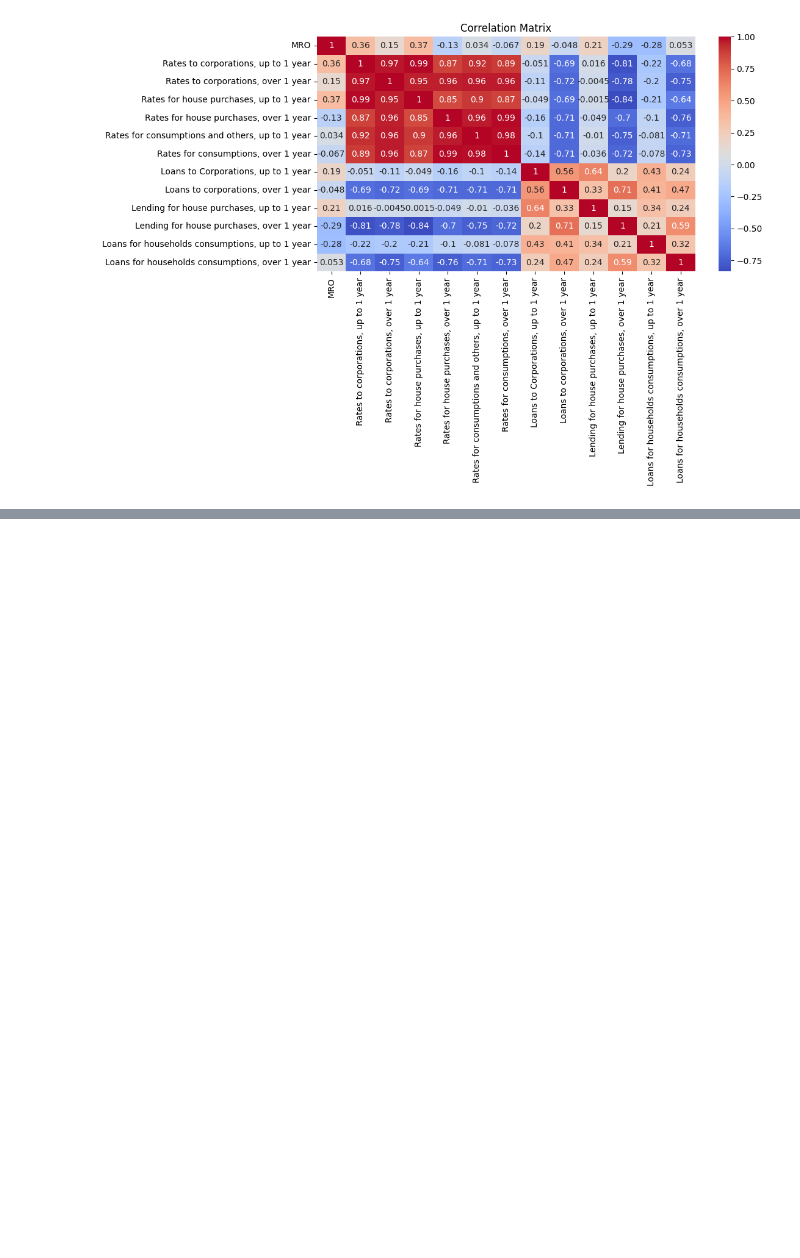
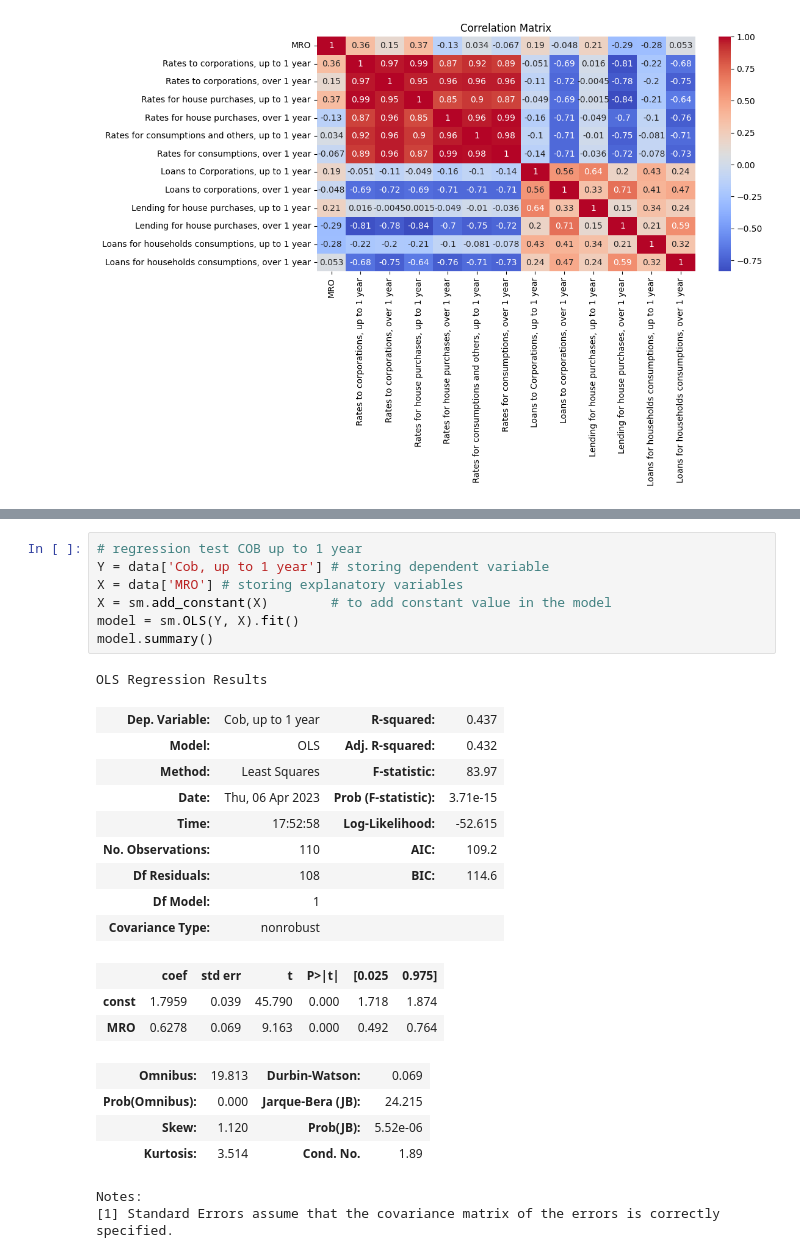
Before and after one commit to tommasograndi/Banking_research_2, a Jupyter notebook: script.ipynb, the cells around one changed output, grey strips where cells are left out. Cells and saved outputs as stored; diff of their text form; blank space fills up the shorter version.

```diff
--- a/script.ipynb
+++ b/script.ipynb
@@ -211,0 +240,27 @@ plt.show()
+# %%
+# regression test COB up to 1 year
+Y = data['Cob, up to 1 year'] # storing dependent variable
+X = data['MRO'] # storing explanatory variables
+X = sm.add_constant(X)        # to add constant value in the model
+model = sm.OLS(Y, X).fit()
+model.summary()
+# %% [output]
+OLS Regression Results
+| Dep. Variable: | Cob, up to 1 year | R-squared: | 0.437 |
+| Model: | OLS | Adj. R-squared: | 0.432 |
+| Method: | Least Squares | F-statistic: | 83.97 |
+| Date: | Thu, 06 Apr 2023 | Prob (F-statistic): | 3.71e-15 |
+| Time: | 17:52:58 | Log-Likelihood: | -52.615 |
+| No. Observations: | 110 | AIC: | 109.2 |
+| Df Residuals: | 108 | BIC: | 114.6 |
+| Df Model: | 1 |  |  |
+| Covariance Type: | nonrobust |  |  |
+|  | coef | std err | t | P>|t| | [0.025 | 0.975] |
+| const | 1.7959 | 0.039 | 45.790 | 0.000 | 1.718 | 1.874 |
+| MRO | 0.6278 | 0.069 | 9.163 | 0.000 | 0.492 | 0.764 |
+| Omnibus: | 19.813 | Durbin-Watson: | 0.069 |
+| Prob(Omnibus): | 0.000 | Jarque-Bera (JB): | 24.215 |
+| Skew: | 1.120 | Prob(JB): | 5.52e-06 |
+| Kurtosis: | 3.514 | Cond. No. | 1.89 |
+Notes:
+[1] Standard Errors assume that the covariance matrix of the errors is correctly specified.
```
Also changed, not shown: parts of 2 cells of this notebook.
